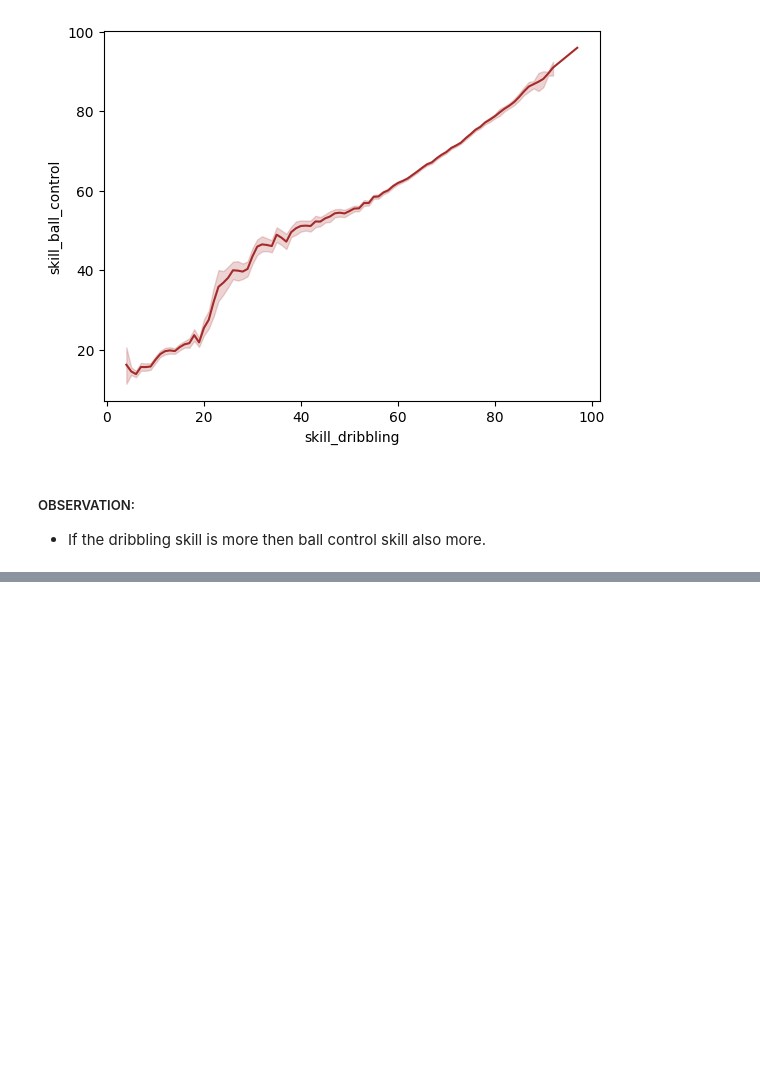
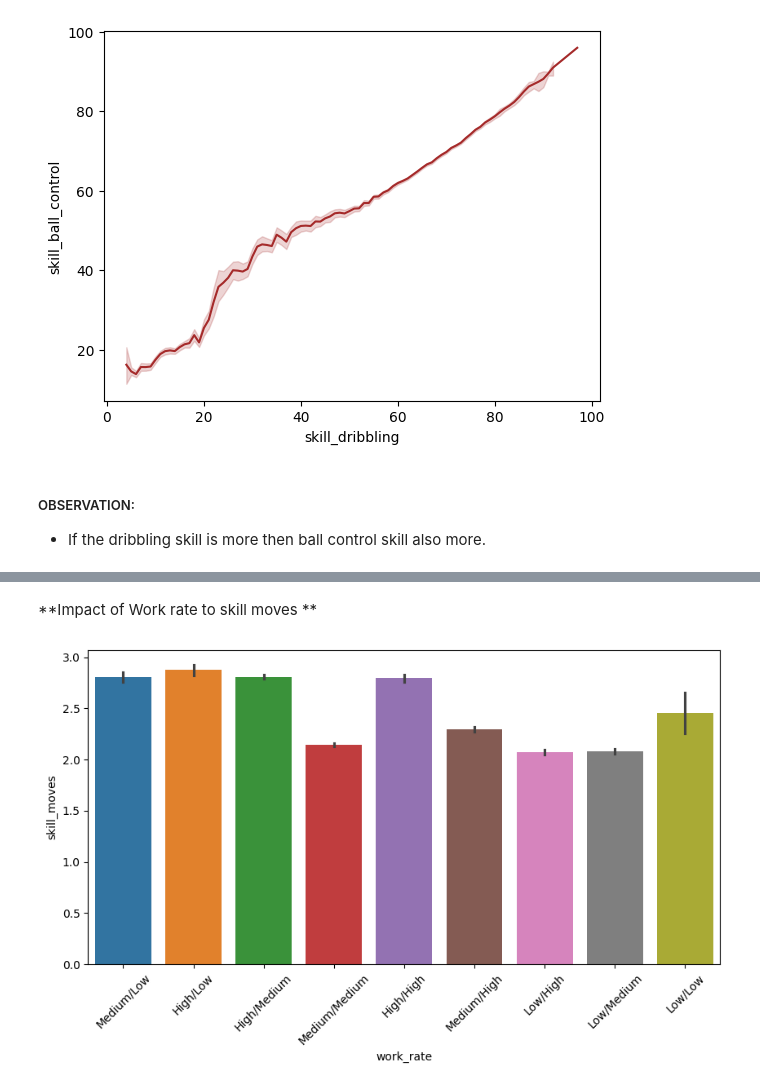
Before and after one commit to SudarshanIngole/Batch-18-2024, a Jupyter notebook: Final_PRCP_FIFA_20.ipynb, the cells around one changed output, grey strips where cells are left out. Saved outputs shown, nothing was run; the diff lists cells and outputs as text; code cells hidden in the pictures; blank space fills up the shorter version.

```diff
--- a/Final_PRCP_FIFA_20.ipynb
+++ b/Final_PRCP_FIFA_20.ipynb
@@ -744,0 +775,9 @@ plt.show()
+# %% [markdown]
+**Impact of Work rate to skill moves **
+# %%
+plt.figure(figsize=(10,5))
+sns.barplot(x='work_rate',y='skill_moves',data=data, hue='work_rate')
+plt.xticks(rotation=45)
+plt.show()
+# %% [output]
+[figure, added]
```
Also changed, not shown: parts of 20 cells of this notebook.
